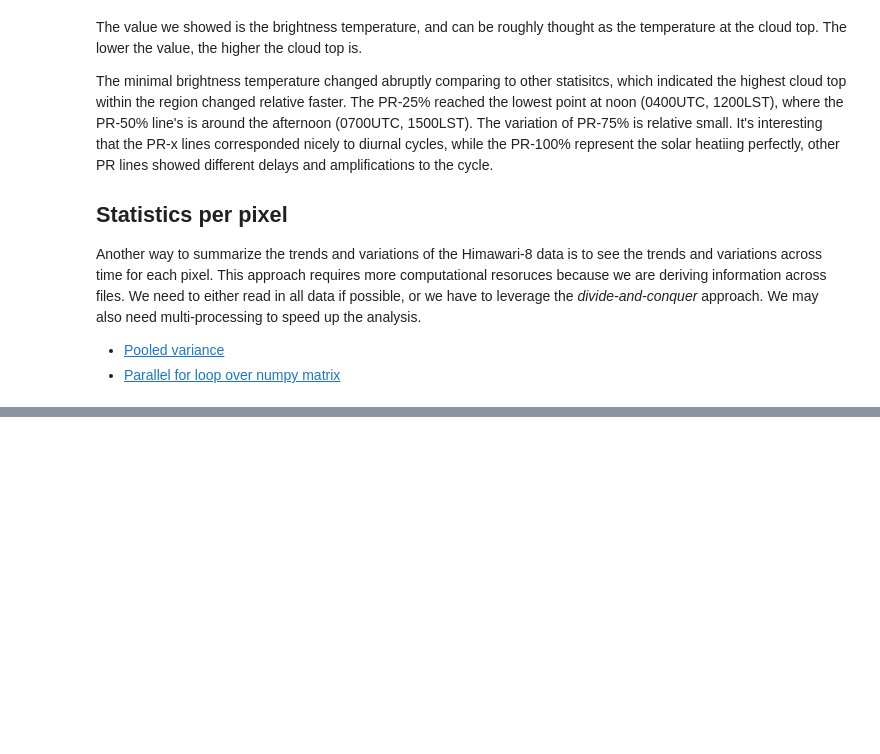
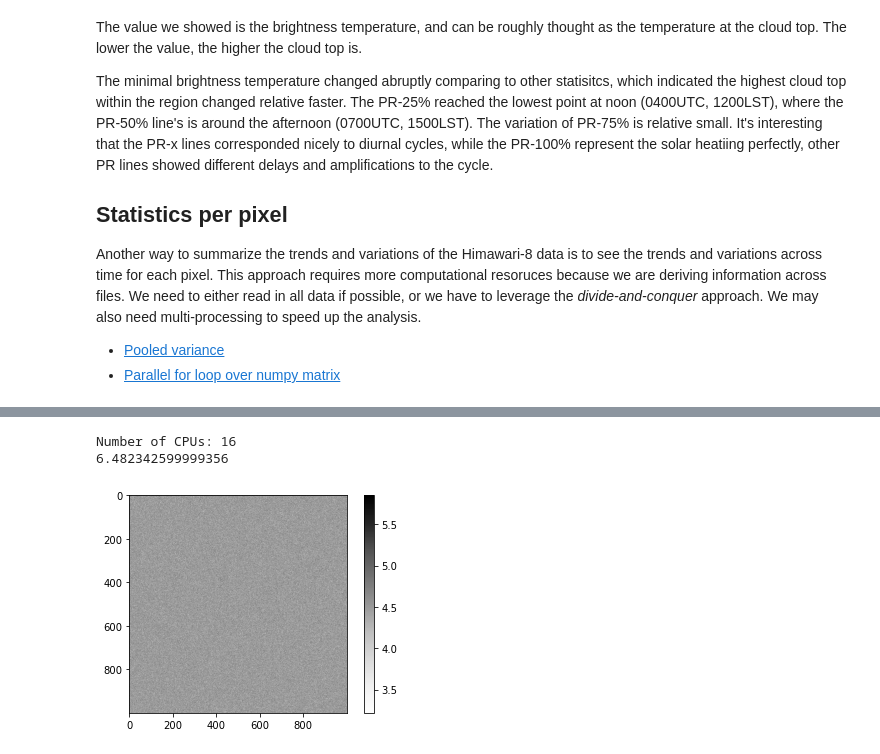
Before and after one commit to tingsyo/course_2020Q3_representation_learning, a Jupyter notebook: notebooks/himawari8/01_Basic_statistics.ipynb, the cells around one changed output, grey strips where cells are left out. Saved outputs shown, nothing was run; the diff lists cells and outputs as text; code cells hidden in the pictures; blank space fills up the shorter version.

```diff
--- a/notebooks/himawari8/01_Basic_statistics.ipynb
+++ b/notebooks/himawari8/01_Basic_statistics.ipynb
@@ -227,0 +220,35 @@ plt.show()
+# %%
+# Test multiprocessing
+import time
+import timeit
+import multiprocessing as mp
+ncpus = mp.cpu_count()
+print('Number of CPUs: '+str(ncpus))
+
+# Create numpy data
+toy = np.random.randint(0,10,(100,1000,1000))
+
+def average_by_dim0(data):
+    ni, nx, ny = data.shape
+    avgdata = np.zeros((nx,ny))
+    for i in range(nx):
+        for j in range(ny):
+            avgdata[i,j] = np.mean(data[:,i,j])
+    return(avgdata)
+
+# Run
+start = timeit.default_timer()
+avgtoy = average_by_dim0(toy)
+end = timeit.default_timer()
+print(end - start)
+
+%matplotlib inline
+import matplotlib.pyplot as plt
+
+plt.imshow(avgtoy, alpha=0.99, cmap='Greys')
+plt.colorbar()
+plt.show()
+# %% [output]
+Number of CPUs: 16
+6.482342599999356
+[figure, added]
```
Also changed, not shown: parts of 5 cells of this notebook, 1 other file.
